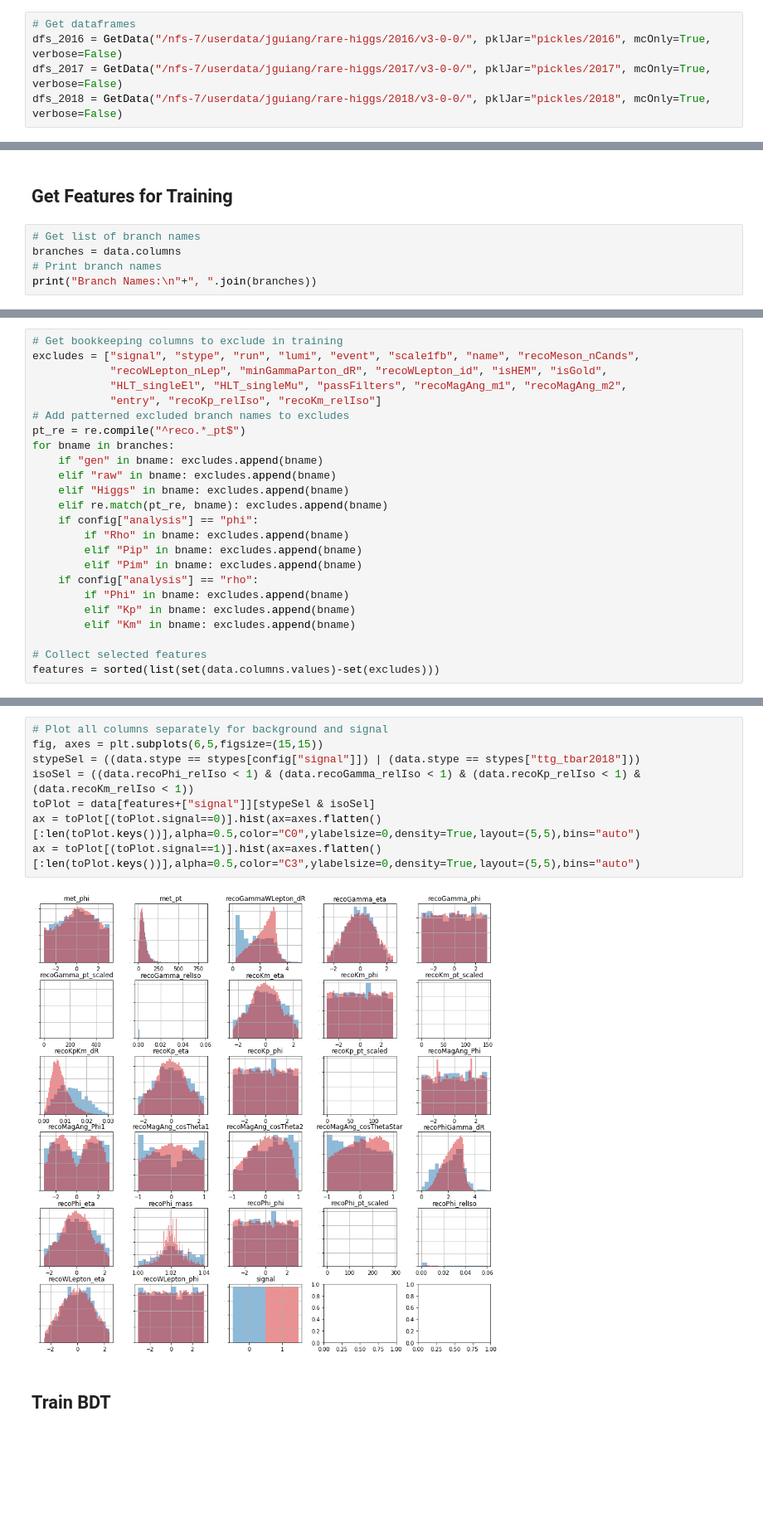
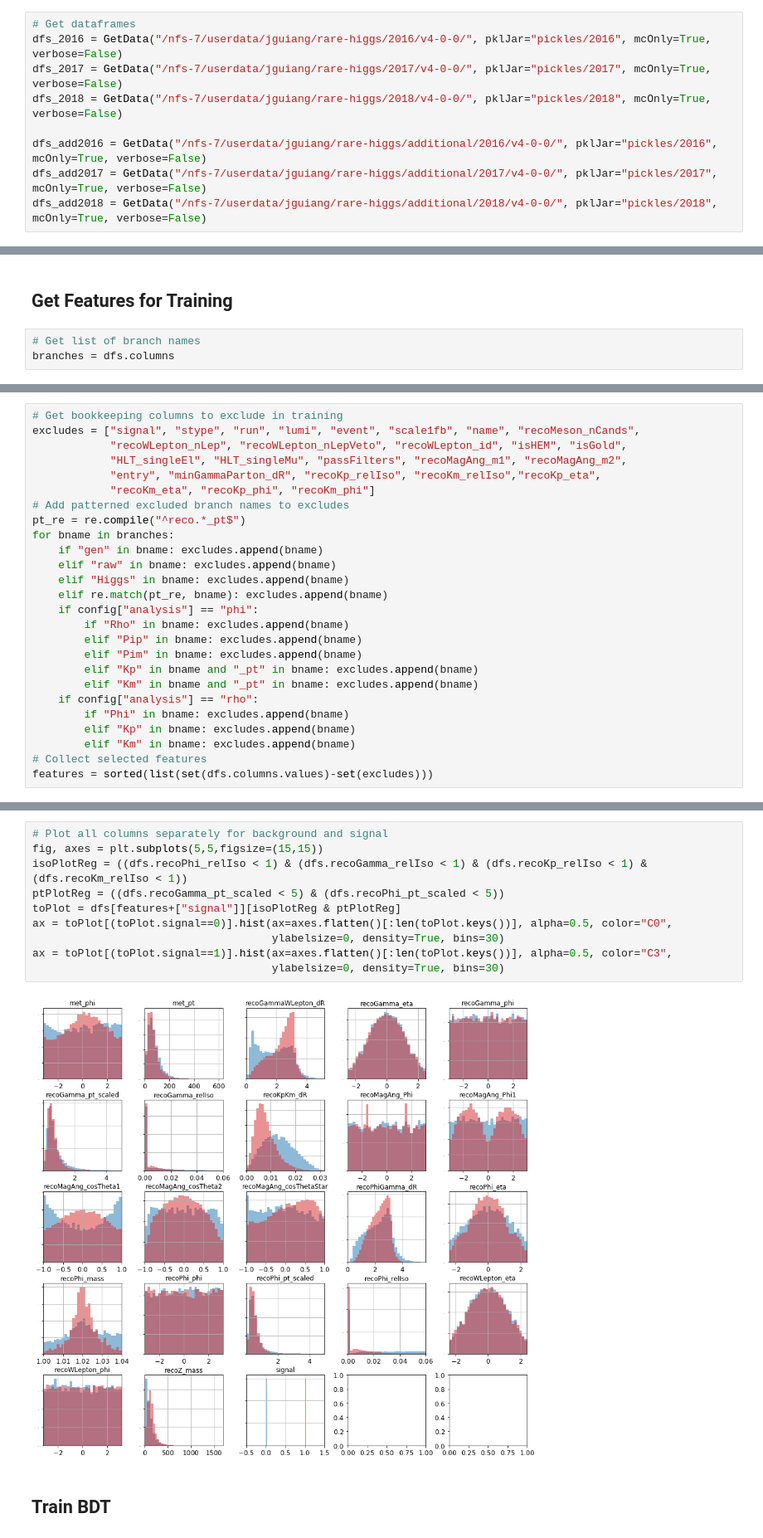
Before and after one commit to jkguiang/rare-higgs, a Jupyter notebook: analysis/bdt.ipynb, the cells around one changed output, grey strips where cells are left out. Shown: that part at 83% size. Cells and saved outputs as stored; diff of their text form; blank space fills up the shorter version.

```diff
--- a/analysis/bdt.ipynb
+++ b/analysis/bdt.ipynb
@@ -26,6 +30,10 @@ pd.set_option('display.max_rows', 20)
 ## Get Data
 # %%
 # Get dataframes
-dfs_2016 = GetData("/nfs-7/userdata/jguiang/rare-higgs/2016/v3-0-0/", pklJar="pickles/2016", mcOnly=True, verbose=False)
-dfs_2017 = GetData("/nfs-7/userdata/jguiang/rare-higgs/2017/v3-0-0/", pklJar="pickles/2017", mcOnly=True, verbose=False)
-dfs_2018 = GetData("/nfs-7/userdata/jguiang/rare-higgs/2018/v3-0-0/", pklJar="pickles/2018", mcOnly=True, verbose=False)
+dfs_2016 = GetData("/nfs-7/userdata/jguiang/rare-higgs/2016/v4-0-0/", pklJar="pickles/2016", mcOnly=True, verbose=False)
+dfs_2017 = GetData("/nfs-7/userdata/jguiang/rare-higgs/2017/v4-0-0/", pklJar="pickles/2017", mcOnly=True, verbose=False)
+dfs_2018 = GetData("/nfs-7/userdata/jguiang/rare-higgs/2018/v4-0-0/", pklJar="pickles/2018", mcOnly=True, verbose=False)
+
+dfs_add2016 = GetData("/nfs-7/userdata/jguiang/rare-higgs/additional/2016/v4-0-0/", pklJar="pickles/2016", mcOnly=True, verbose=False)
+dfs_add2017 = GetData("/nfs-7/userdata/jguiang/rare-higgs/additional/2017/v4-0-0/", pklJar="pickles/2017", mcOnly=True, verbose=False)
+dfs_add2018 = GetData("/nfs-7/userdata/jguiang/rare-higgs/additional/2018/v4-0-0/", pklJar="pickles/2018", mcOnly=True, verbose=False)
@@ -50,6 +75,4 @@ data[cols_s] = data[cols].div(data.recoHiggs_mass, axis=0)
 ## Get Features for Training
 # %%
 # Get list of branch names
-branches = data.columns
-# Print branch names
-print("Branch Names:\n"+", ".join(branches))
+branches = dfs.columns
@@ -59,9 +79,10 @@ entry, run, lumi, event, scale1fb, isGold, isHEM, met_pt, met_phi, rawMet_pt, ra
 # %%
 # Get bookkeeping columns to exclude in training
 excludes = ["signal", "stype", "run", "lumi", "event", "scale1fb", "name", "recoMeson_nCands",
-            "recoWLepton_nLep", "minGammaParton_dR", "recoWLepton_id", "isHEM", "isGold",
+            "recoWLepton_nLep", "recoWLepton_nLepVeto", "recoWLepton_id", "isHEM", "isGold",
             "HLT_singleEl", "HLT_singleMu", "passFilters", "recoMagAng_m1", "recoMagAng_m2",
-            "entry", "recoKp_relIso", "recoKm_relIso"]
+            "entry", "minGammaParton_dR", "recoKp_relIso", "recoKm_relIso","recoKp_eta",
+            "recoKm_eta", "recoKp_phi", "recoKm_phi"]
 # Add patterned excluded branch names to excludes
 pt_re = re.compile("^reco.*_pt$")
 for bname in branches:
@@ -73,13 +94,14 @@ for bname in branches:
         if "Rho" in bname: excludes.append(bname)
         elif "Pip" in bname: excludes.append(bname)
         elif "Pim" in bname: excludes.append(bname)
+        elif "Kp" in bname and "_pt" in bname: excludes.append(bname)
+        elif "Km" in bname and "_pt" in bname: excludes.append(bname)
     if config["analysis"] == "rho":
         if "Phi" in bname: excludes.append(bname)
         elif "Kp" in bname: excludes.append(bname)
         elif "Km" in bname: excludes.append(bname)
-
 # Collect selected features
-features = sorted(list(set(data.columns.values)-set(excludes)))
+features = sorted(list(set(dfs.columns.values)-set(excludes)))
 # %%
 # Display selected features
 print("{0} Selected Features:\n{1}\n".format(len(features), ", ".join(features)))
@@ -94,13 +115,15 @@ signal, stype, run, lumi, event, scale1fb, name, recoMeson_nCands, recoWLepton_n
 # %%
 # Plot all columns separately for background and signal
-fig, axes = plt.subplots(6,5,figsize=(15,15))
-stypeSel = ((data.stype == stypes[config["signal"]]) | (data.stype == stypes["ttg_tbar2018"]))
-isoSel = ((data.recoPhi_relIso < 1) & (data.recoGamma_relIso < 1) & (data.recoKp_relIso < 1) & (data.recoKm_relIso < 1))
-toPlot = data[features+["signal"]][stypeSel & isoSel]
-ax = toPlot[(toPlot.signal==0)].hist(ax=axes.flatten()[:len(toPlot.keys())],alpha=0.5,color="C0",ylabelsize=0,density=True,layout=(5,5),bins="auto")
-ax = toPlot[(toPlot.signal==1)].hist(ax=axes.flatten()[:len(toPlot.keys())],alpha=0.5,color="C3",ylabelsize=0,density=True,layout=(5,5),bins="auto")
+fig, axes = plt.subplots(5,5,figsize=(15,15))
+isoPlotReg = ((dfs.recoPhi_relIso < 1) & (dfs.recoGamma_relIso < 1) & (dfs.recoKp_relIso < 1) & (dfs.recoKm_relIso < 1))
+ptPlotReg = ((dfs.recoGamma_pt_scaled < 5) & (dfs.recoPhi_pt_scaled < 5))
+toPlot = dfs[features+["signal"]][isoPlotReg & ptPlotReg]
+ax = toPlot[(toPlot.signal==0)].hist(ax=axes.flatten()[:len(toPlot.keys())], alpha=0.5, color="C0",
+                                     ylabelsize=0, density=True, bins=30)
+ax = toPlot[(toPlot.signal==1)].hist(ax=axes.flatten()[:len(toPlot.keys())], alpha=0.5, color="C3",
+                                     ylabelsize=0, density=True, bins=30)
 # %% [output]
-[figure, old version]
+[figure, new version]
 # %% [markdown]
 ## Train BDT
 # %%
```
Also changed, not shown: parts of 16 cells of this notebook, 2 other files.
